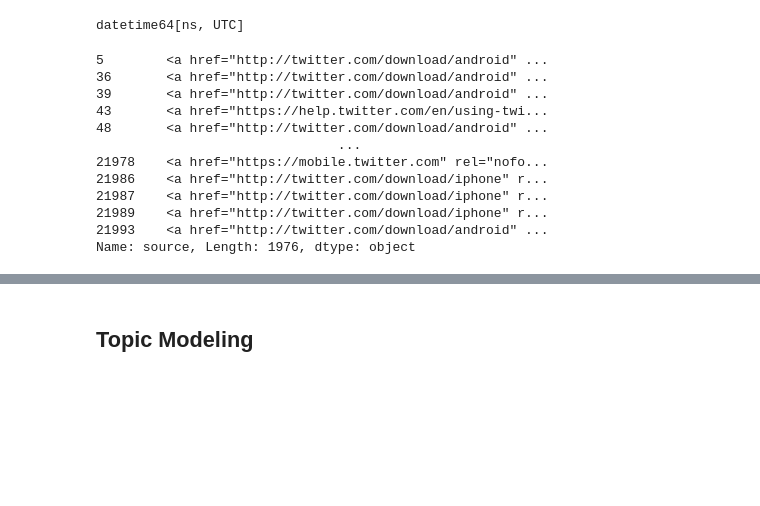
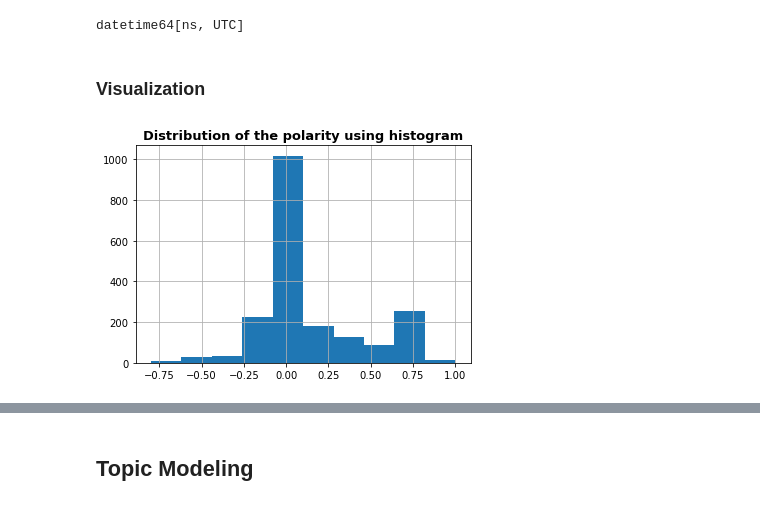
Before and after one commit to ekubay/Tiwitter-Data-Analysis, a Jupyter notebook: Data_Preprocessing_onTwitter_Data.ipynb, the cells around one changed output, grey strips where cells are left out. Saved outputs shown, nothing was run; the diff lists cells and outputs as text; code cells hidden in the pictures; blank space fills up the shorter version.

Commit message:
visualization with different plot

```diff
--- a/Data_Preprocessing_onTwitter_Data.ipynb
+++ b/Data_Preprocessing_onTwitter_Data.ipynb
@@ -165,17 +165,3 @@ df['created_at'].dtype
 datetime64[ns, UTC]
 # %%
 # handling the source and original text needs to be cleaned and creating new column
-df['source']
-# %% [output]
-5        <a href="http://twitter.com/download/android" ...
-36       <a href="http://twitter.com/download/android" ...
-39       <a href="http://twitter.com/download/android" ...
-43       <a href="https://help.twitter.com/en/using-twi...
-48       <a href="http://twitter.com/download/android" ...
-                               ...
-21978    <a href="https://mobile.twitter.com" rel="nofo...
-21986    <a href="http://twitter.com/download/iphone" r...
-21987    <a href="http://twitter.com/download/iphone" r...
-21989    <a href="http://twitter.com/download/iphone" r...
-21993    <a href="http://twitter.com/download/android" ...
-Name: source, Length: 1976, dtype: object
@@ -181,0 +170,8 @@ Name: source, Length: 1976, dtype: object
+# %% [markdown]
+### Visualization
+# %%
+# the plority distribution
+df.polarity.hist();
+plt.title("Distribution of the polarity using histogram", fontsize = 13, fontweight = 'bold');
+# %% [output]
+[figure, added]
```
Also changed, not shown: parts of 5 cells of this notebook.
